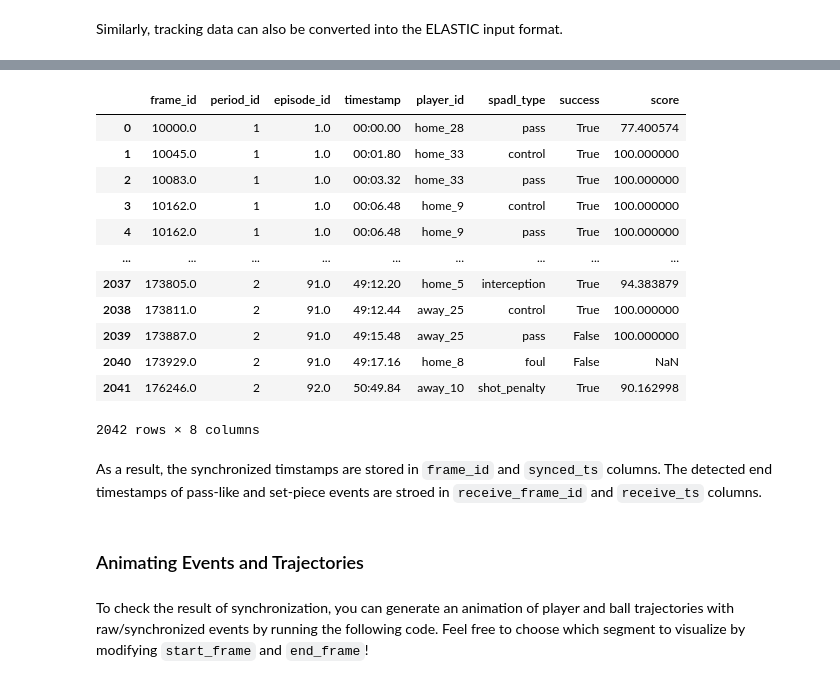
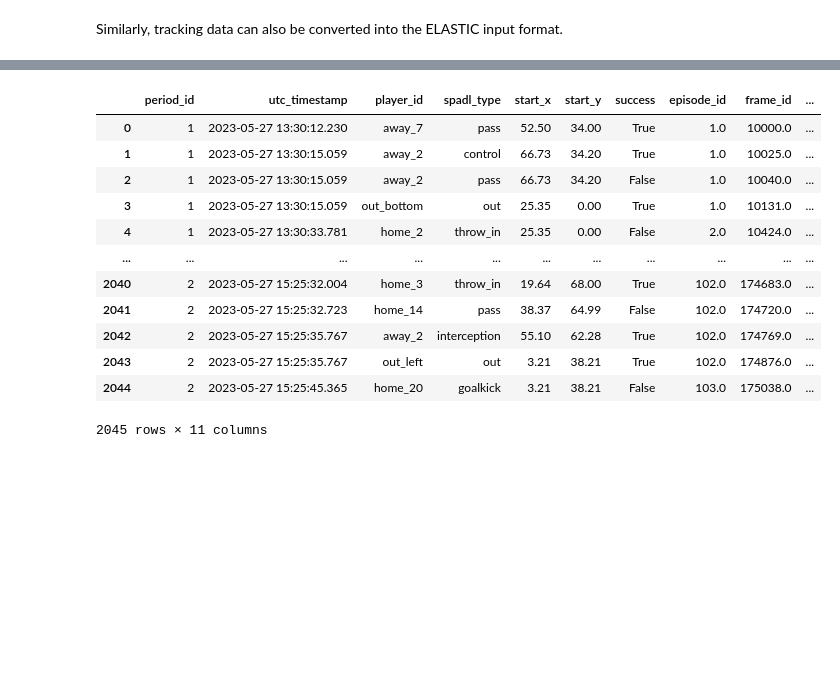
Before and after one commit to hyunsungkim-ds/elastic, a Jupyter notebook: tutorial.ipynb, the cells around one changed output, grey strips where cells are left out. Cells and saved outputs as stored; diff of their text form; code cells hidden in the pictures; blank space fills up the shorter version.

```diff
--- a/tutorial.ipynb
+++ b/tutorial.ipynb
@@ -41,7 +36,7 @@ After downloading the data, place the XML files by type in the following directo
 Then, choose the match ID you want to synchronize and run the following code.
 # %%
 # It can take about one or two minutes to parse tracking data using kloppy
-match_id = "J03WR9"
+match_id = "J03WMX"
 match = SportecData(match_id)
 match.lineup.head()
 # %% [output]
@@ -104,18 +91,18 @@ By running the following code, you can synchronize the event and tracking data w
 # %%
 syncer = ELASTIC_NW(input_events, input_tracking)
-synced_events = syncer.run(simplify_one_touch=False)
+synced_events = syncer.run(simplify_one_touch=True)
 synced_events
 # %% [output]
-|  | frame_id | period_id | episode_id | timestamp | player_id | spadl_type | success | score |
-| 0 | 10000.0 | 1 | 1.0 | 00:00.00 | home_28 | pass | True | 77.400574 |
-| 1 | 10045.0 | 1 | 1.0 | 00:01.80 | home_33 | control | True | 100.000000 |
-| 2 | 10083.0 | 1 | 1.0 | 00:03.32 | home_33 | pass | True | 100.000000 |
-| 3 | 10162.0 | 1 | 1.0 | 00:06.48 | home_9 | control | True | 100.000000 |
-| 4 | 10162.0 | 1 | 1.0 | 00:06.48 | home_9 | pass | True | 100.000000 |
-| ... | ... | ... | ... | ... | ... | ... | ... | ... |
-| 2037 | 173805.0 | 2 | 91.0 | 49:12.20 | home_5 | interception | True | 94.383879 |
-| 2038 | 173811.0 | 2 | 91.0 | 49:12.44 | away_25 | control | True | 100.000000 |
-| 2039 | 173887.0 | 2 | 91.0 | 49:15.48 | away_25 | pass | False | 100.000000 |
-| 2040 | 173929.0 | 2 | 91.0 | 49:17.16 | home_8 | foul | False | NaN |
-| 2041 | 176246.0 | 2 | 92.0 | 50:49.84 | away_10 | shot_penalty | True | 90.162998 |
+|  | period_id | utc_timestamp | player_id | spadl_type | start_x | start_y | success | episode_id | frame_id | ... |
+| 0 | 1 | 2023-05-27 13:30:12.230 | away_7 | pass | 52.50 | 34.00 | True | 1.0 | 10000.0 | ... |
+| 1 | 1 | 2023-05-27 13:30:15.059 | away_2 | control | 66.73 | 34.20 | True | 1.0 | 10025.0 | ... |
+| 2 | 1 | 2023-05-27 13:30:15.059 | away_2 | pass | 66.73 | 34.20 | False | 1.0 | 10040.0 | ... |
+| 3 | 1 | 2023-05-27 13:30:15.059 | out_bottom | out | 25.35 | 0.00 | True | 1.0 | 10131.0 | ... |
+| 4 | 1 | 2023-05-27 13:30:33.781 | home_2 | throw_in | 25.35 | 0.00 | False | 2.0 | 10424.0 | ... |
+| ... | ... | ... | ... | ... | ... | ... | ... | ... | ... | ... |
+| 2040 | 2 | 2023-05-27 15:25:32.004 | home_3 | throw_in | 19.64 | 68.00 | True | 102.0 | 174683.0 | ... |
+| 2041 | 2 | 2023-05-27 15:25:32.723 | home_14 | pass | 38.37 | 64.99 | False | 102.0 | 174720.0 | ... |
+| 2042 | 2 | 2023-05-27 15:25:35.767 | away_2 | interception | 55.10 | 62.28 | True | 102.0 | 174769.0 | ... |
+| 2043 | 2 | 2023-05-27 15:25:35.767 | out_left | out | 3.21 | 38.21 | True | 102.0 | 174876.0 | ... |
+| 2044 | 2 | 2023-05-27 15:25:45.365 | home_20 | goalkick | 3.21 | 38.21 | False | 103.0 | 175038.0 | ... |
-2042 rows × 8 columns
+2045 rows × 11 columns
@@ -125,2 +108,0 @@ synced_events
-# %% [markdown]
-As a result, the synchronized timstamps are stored in `frame_id` and `synced_ts` columns. The detected end timestamps of pass-like and set-piece events are stroed in `receive_frame_id` and `receive_ts` columns.
@@ -130,4 +108,0 @@ synced_events.to_parquet(f"data/sportec/event_synced/{match_id}.parquet")
-# %% [markdown]
-### Animating Events and Trajectories
-# %% [markdown]
-To check the result of synchronization, you can generate an animation of player and ball trajectories with raw/synchronized events by running the following code. Feel free to choose which segment to visualize by modifying `start_frame` and `end_frame`!
```
Also changed, not shown: parts of 24 cells of this notebook, 3 other files.
